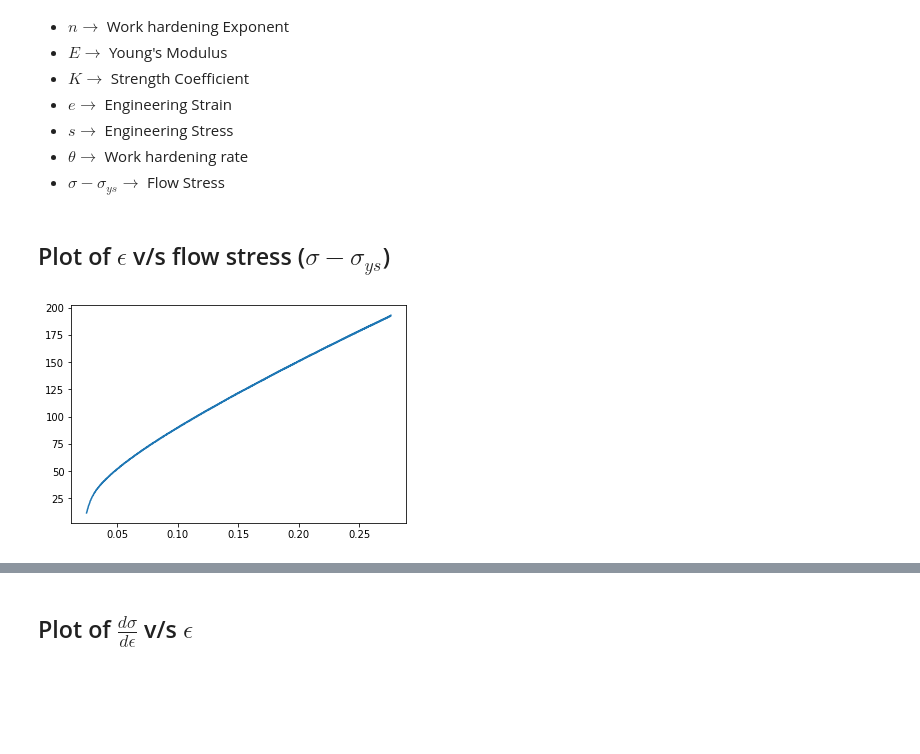
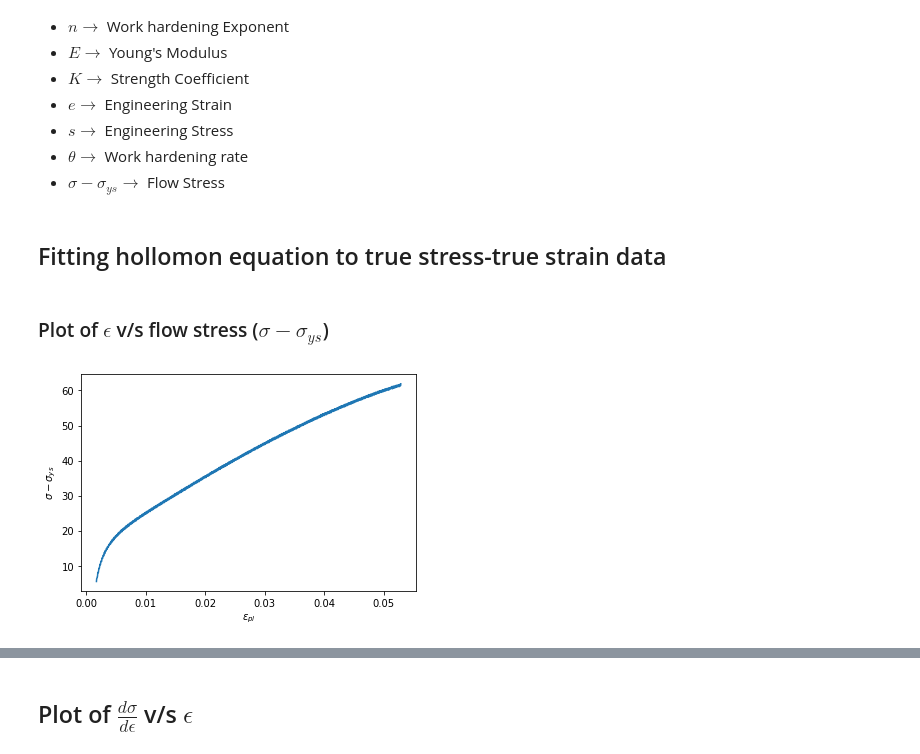
Before and after one commit to algomaster99/meta-btp, a Jupyter notebook: hollomon_curves.ipynb, the cells around one changed output, grey strips where cells are left out. Drawn from its saved outputs; the diff is of its cells as text; code cells hidden in the pictures; blank space fills up the shorter version.

```diff
--- a/hollomon_curves.ipynb
+++ b/hollomon_curves.ipynb
@@ -46,12 +45,14 @@ Ultimate Tensile Strength is 524.425548 MPa at 31.816329999999997% elongation.
 - $s \rightarrow$ Engineering Stress
 - $\theta \rightarrow$ Work hardening rate
 - $\sigma - \sigma_{ys} \rightarrow$ Flow Stress
+# %% [markdown]
+## Fitting hollomon equation to true stress-true strain data
 # %% [markdown]
-## Plot of $\epsilon$ v/s flow stress ($\sigma - \sigma_{ys}$)
+### Plot of $\epsilon$ v/s flow stress ($\sigma - \sigma_{ys}$)
 # %%
 flow_stress = true_stress - yield_strength
-_ = plt.plot(true_strain, flow_stress)
-_ = plt.xlabel('$\epsilon$ (True strain)')
-_ = plt.ylabel('$\\frac{d\sigma}{d\epsilon}$')
+_ = plt.plot(true_plastic_strain, flow_stress)
+_ = plt.xlabel('$\epsilon_{pl}$')
+_ = plt.ylabel('$\sigma - \sigma_{ys}$')
 # %% [output]
-[figure, old version]
+[figure, new version]
```
Also changed, not shown: parts of 21 cells of this notebook.
